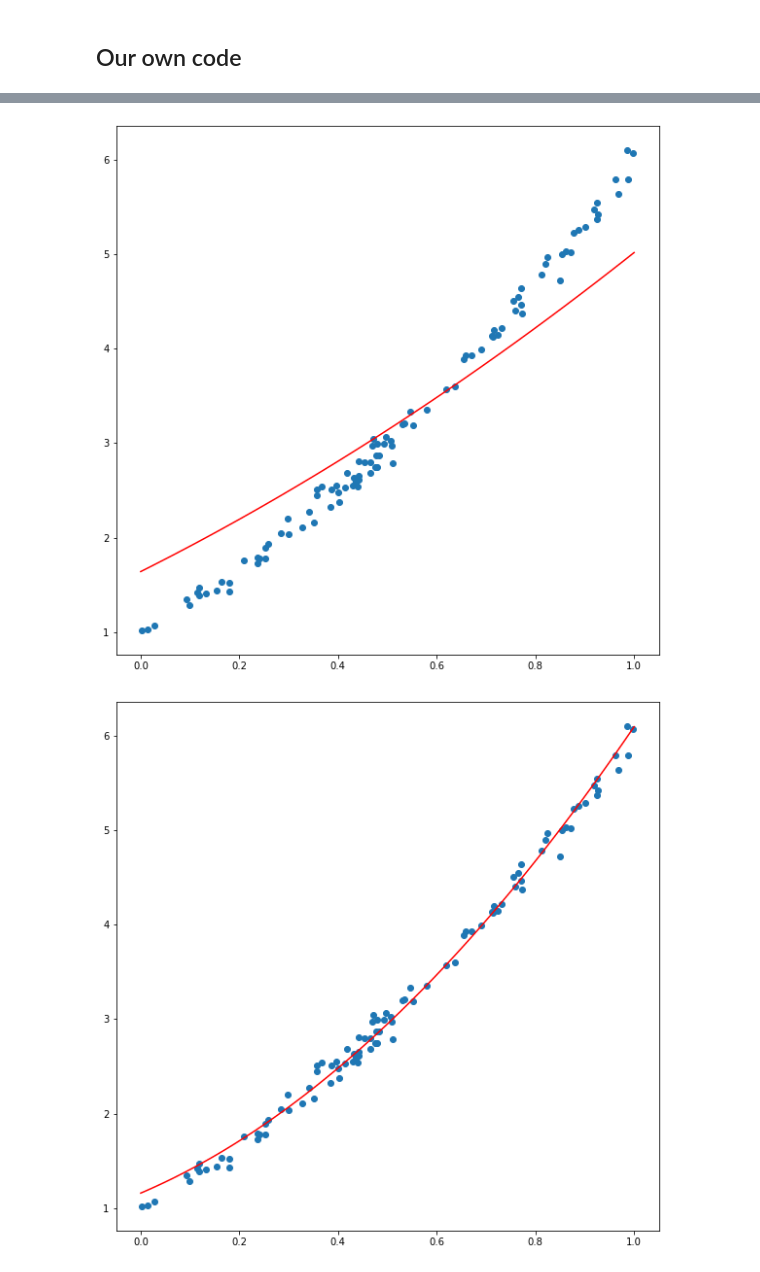
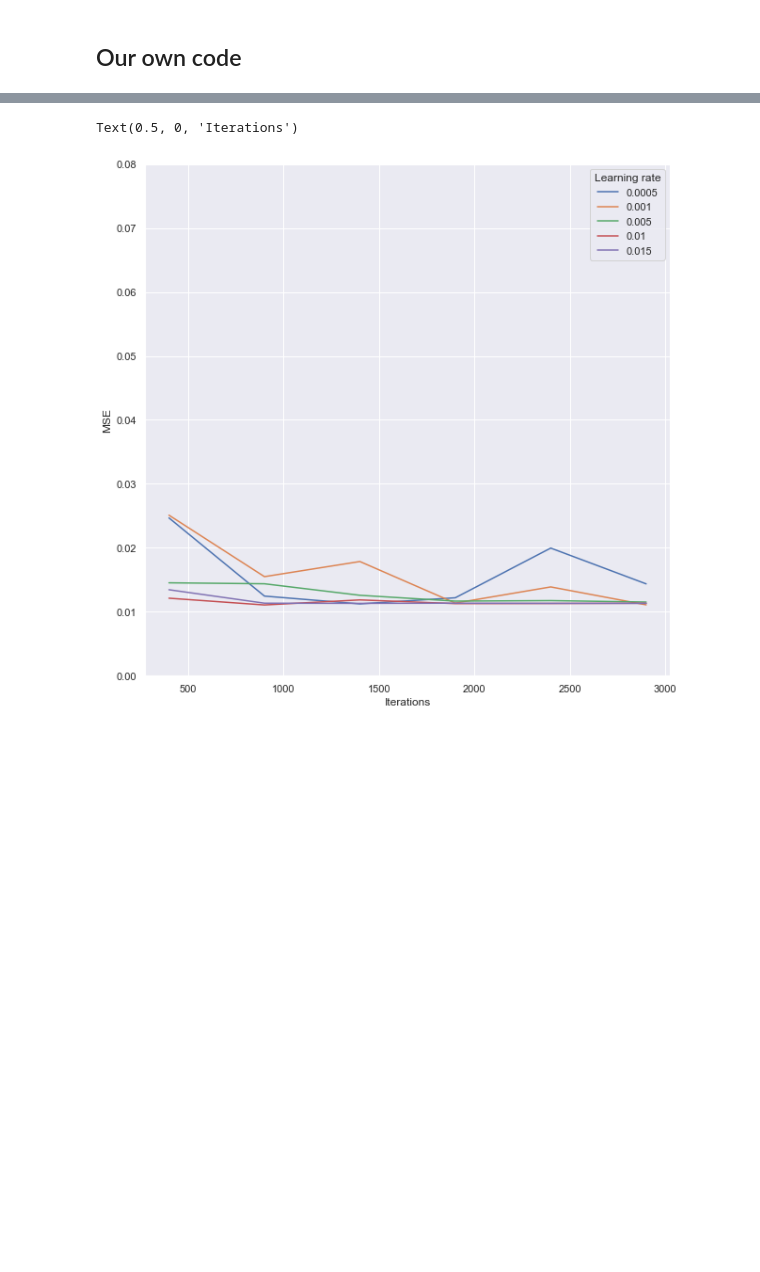
Before and after one commit to matteodales/-FYS-STK4155_Applied_Data_Analysis_and_Machine_Learning, a Jupyter notebook: project2/project2_notebook.ipynb, the cells around one changed output, grey strips where cells are left out. Saved outputs shown, nothing was run; the diff lists cells and outputs as text; code cells hidden in the pictures; blank space fills up the shorter version.

```diff
--- a/project2/project2_notebook.ipynb
+++ b/project2/project2_notebook.ipynb
@@ -1273,20 +1246,26 @@ class NeuralNetwork_multi:
 n = 100
 x = np.random.rand(n,1)
 y = 1+3*x+2*x**2+0.1*np.random.randn(n,1)
+
+x_lins = np.linspace(0,1,100)
+
 
 X = np.c_[np.ones((n,1)), x, x**2]
 
 Xtrain, Xtest, ytrain, ytest = train_test_split(X, y, test_size=0.2)
 
 n_its = 500
-eta_list = [0.0005, 0.001, 0.005, 0.01, 0.015]
-MSE_list = []
+eta_list = [0.0001, 0.005, 0.02]
 
 for eta in eta_list:
     betas = gradient_descent(Xtrain, ytrain, eta, n_its)
     ypred = Xtest @ betas
-    MSE_list.append(mse(ytest,ypred))
 
-fig = plt.figure(figsize = (10,10))
-plt.plot(eta_list,MSE_list)
+    fig = plt.figure(figsize = (10,10))
+    plt.scatter(x,y,label="Data")
+    plt.plot(x_lins, betas[0] + betas[1]*x_lins + betas[2]*x_lins**2, 'r',label="Obtained curve")
+    plt.xlabel("x")
+    plt.ylabel("y")
+    plt.title("Gradient descent with learning rate " + str(eta))
+plt.legend()
 # %% [output]
@@ -1295,25 +1276,36 @@ plt.plot(eta_list,MSE_list)
 # %%
 n = 100
 x = np.random.rand(n,1)
 y = 1+3*x+2*x**2+0.1*np.random.randn(n,1)
 
 x_lins = np.linspace(0,1,100)
 
-
 X = np.c_[np.ones((n,1)), x, x**2]
 
 Xtrain, Xtest, ytrain, ytest = train_test_split(X, y, test_size=0.2)
 
-n_its = 500
-eta_list = [0.0001, 0.005, 0.02]
+n_its_list = np.arange(400,3001,500)
+eta_list = [0.0005, 0.001, 0.005, 0.01, 0.015]
+MSE = np.zeros((len(n_its_list),len(eta_list)))
 
-for eta in eta_list:
-    betas = gradient_descent(Xtrain, ytrain, eta, n_its)
-    ypred = Xtest @ betas
+for i in range(len(n_its_list)):
+    for j in range(len(eta_list)):
 
-    fig = plt.figure(figsize = (10,10))
-    plt.scatter(x,y)
-    plt.plot(x_lins, betas[0] + betas[1]*x_lins + betas[2]*x_lins**2, 'r')
+        n_its = n_its_list[i]
+        eta = eta_list[j]
+
+        betas = gradient_descent(Xtrain, ytrain, eta, n_its)
+        ypred = Xtest @ betas
+        MSE[i][j] = mse(ytest,ypred)
+
+fig = plt.figure(figsize = (10,10))
+for j in range(len(eta_list)):
+    plt.plot(n_its_list,MSE[:,j], label = str(eta_list[j]))
+plt.legend(title ="Learning rate")
+plt.ylim((0,0.08))
+plt.ylabel("MSE")
+plt.xlabel("Iterations")
+#plt.savefig("epochs_eta_mse_gradient_descent.png")
 # %% [output]
+Text(0.5, 0, 'Iterations')
-[figure, old version]
+[figure, new version]
-[figure, removed]
```
Also changed, not shown: parts of 44 cells of this notebook.
